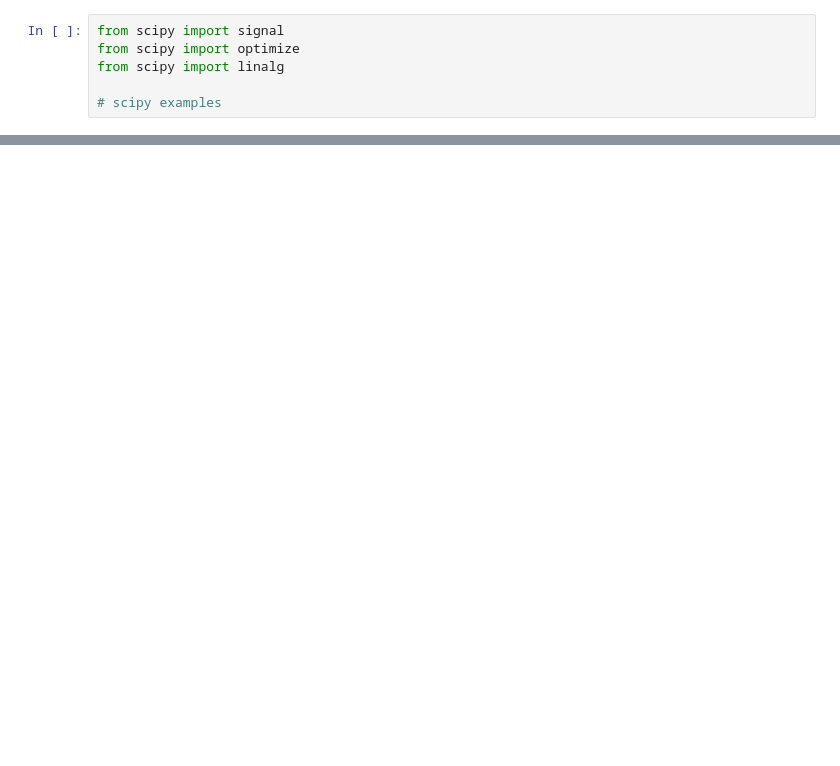
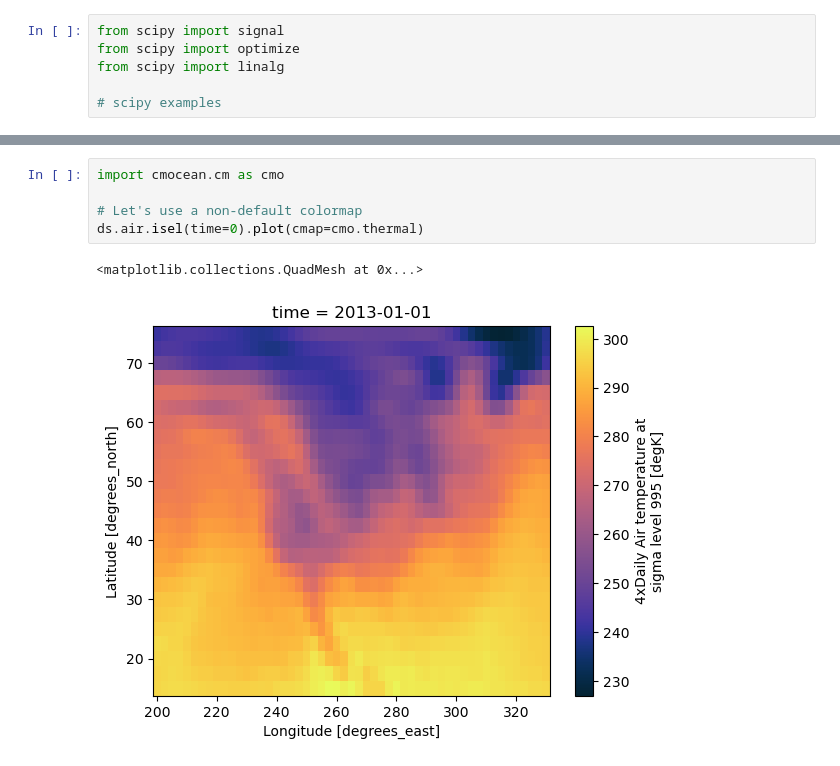
Before and after one commit to eldavenport/SIO-PythonEarthScience, a Jupyter notebook: .doctrees/nbsphinx/in_workshop/earth_science.ipynb, the cells around one changed output, grey strips where cells are left out. Drawn from its saved outputs; the diff is of its cells as text; blank space fills up the shorter version.

```diff
--- a/.doctrees/nbsphinx/in_workshop/earth_science.ipynb
+++ b/.doctrees/nbsphinx/in_workshop/earth_science.ipynb
@@ -54,0 +192,8 @@ import seaborn as sns
+# %%
+import cmocean.cm as cmo
+
+# Let's use a non-default colormap
+ds.air.isel(time=0).plot(cmap=cmo.thermal)
+# %% [output]
+<matplotlib.collections.QuadMesh at 0x...>
+[figure, added]
```
Also changed, not shown: parts of 40 cells of this notebook, 44 other files.
